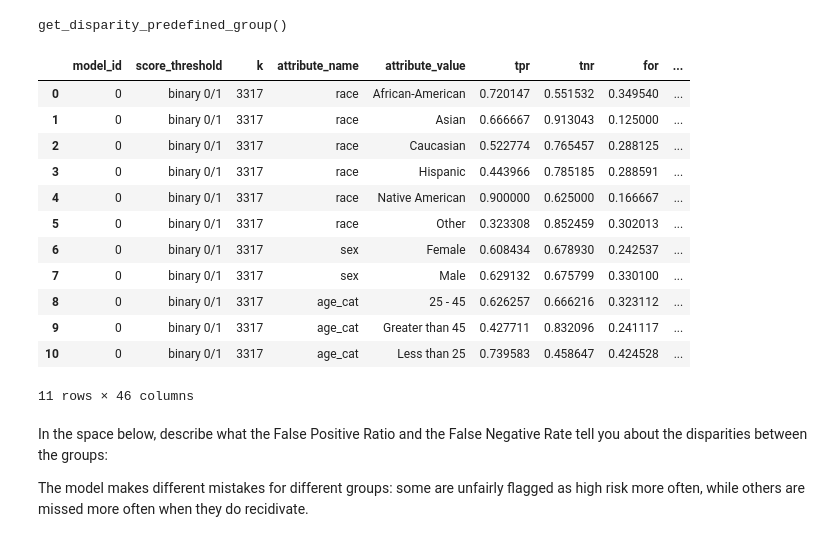
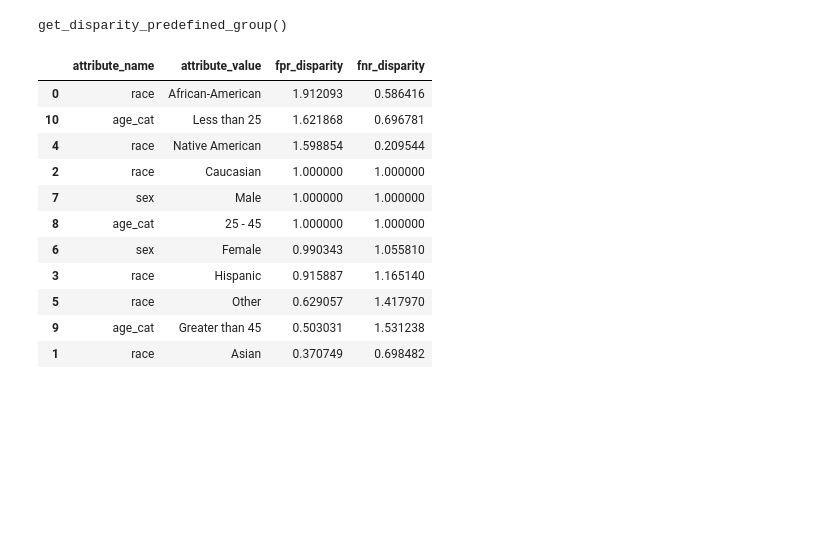
Before and after one commit to lelascarnevali/Udacity_Data_Science, a Jupyter notebook: 2_Introduction_to_Data_Science_and_Supervised_ML/exercises/04-2-Intepret_the_Results_of_the_Aequitas_Framework.ipynb, the cells around one changed output. Saved outputs shown, nothing was run; the diff lists cells and outputs as text; code cells hidden in the pictures; blank space fills up the shorter version.

```diff
--- a/2_Introduction_to_Data_Science_and_Supervised_ML/exercises/04-2-Intepret_the_Results_of_the_Aequitas_Framework.ipynb
+++ b/2_Introduction_to_Data_Science_and_Supervised_ML/exercises/04-2-Intepret_the_Results_of_the_Aequitas_Framework.ipynb
@@ -82,18 +82,17 @@ hbdf = b.get_disparity_predefined_groups(xtab, original_df=aequitas_df,
 # %% [output]
 get_disparity_predefined_group()
 # %%
-hbdf
+hbdf[['attribute_name', 'attribute_value', 'fpr_disparity', 'fnr_disparity']].sort_values(by='fpr_disparity', ascending=False)
 # %% [output]
-|  | model_id | score_threshold | k | attribute_name | attribute_value | tpr | tnr | for | ... |
-| 0 | 0 | binary 0/1 | 3317 | race | African-American | 0.720147 | 0.551532 | 0.349540 | ... |
-| 1 | 0 | binary 0/1 | 3317 | race | Asian | 0.666667 | 0.913043 | 0.125000 | ... |
-| 2 | 0 | binary 0/1 | 3317 | race | Caucasian | 0.522774 | 0.765457 | 0.288125 | ... |
-| 3 | 0 | binary 0/1 | 3317 | race | Hispanic | 0.443966 | 0.785185 | 0.288591 | ... |
-| 4 | 0 | binary 0/1 | 3317 | race | Native American | 0.900000 | 0.625000 | 0.166667 | ... |
-| 5 | 0 | binary 0/1 | 3317 | race | Other | 0.323308 | 0.852459 | 0.302013 | ... |
-| 6 | 0 | binary 0/1 | 3317 | sex | Female | 0.608434 | 0.678930 | 0.242537 | ... |
-| 7 | 0 | binary 0/1 | 3317 | sex | Male | 0.629132 | 0.675799 | 0.330100 | ... |
-| 8 | 0 | binary 0/1 | 3317 | age_cat | 25 - 45 | 0.626257 | 0.666216 | 0.323112 | ... |
-| 9 | 0 | binary 0/1 | 3317 | age_cat | Greater than 45 | 0.427711 | 0.832096 | 0.241117 | ... |
-| 10 | 0 | binary 0/1 | 3317 | age_cat | Less than 25 | 0.739583 | 0.458647 | 0.424528 | ... |
+|  | attribute_name | attribute_value | fpr_disparity | fnr_disparity |
+| 0 | race | African-American | 1.912093 | 0.586416 |
+| 10 | age_cat | Less than 25 | 1.621868 | 0.696781 |
+| 4 | race | Native American | 1.598854 | 0.209544 |
+| 2 | race | Caucasian | 1.000000 | 1.000000 |
+| 7 | sex | Male | 1.000000 | 1.000000 |
+| 8 | age_cat | 25 - 45 | 1.000000 | 1.000000 |
+| 6 | sex | Female | 0.990343 | 1.055810 |
+| 3 | race | Hispanic | 0.915887 | 1.165140 |
+| 5 | race | Other | 0.629057 | 1.417970 |
+| 9 | age_cat | Greater than 45 | 0.503031 | 1.531238 |
+| 1 | race | Asian | 0.370749 | 0.698482 |
-11 rows × 46 columns
@@ -173,4 +98,0 @@ plt.show()
-# %% [markdown]
-In the space below, describe what the False Positive Ratio and the False Negative Rate tell you about the disparities between the groups:
-
-The model makes different mistakes for different groups: some are unfairly flagged as high risk more often, while others are missed more often when they do recidivate.
```
Also changed, not shown: parts of 5 cells of this notebook, 1 other file.
